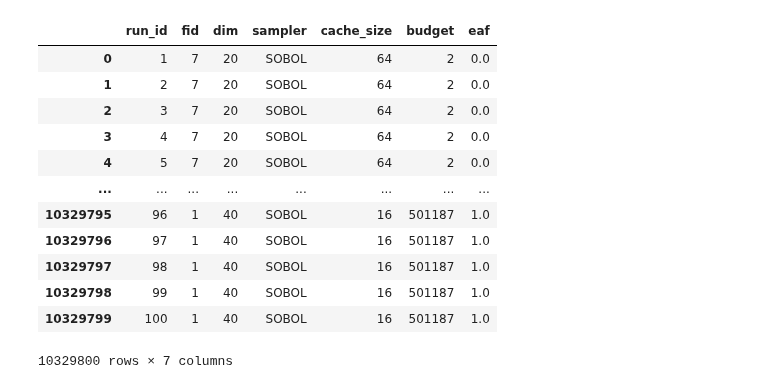
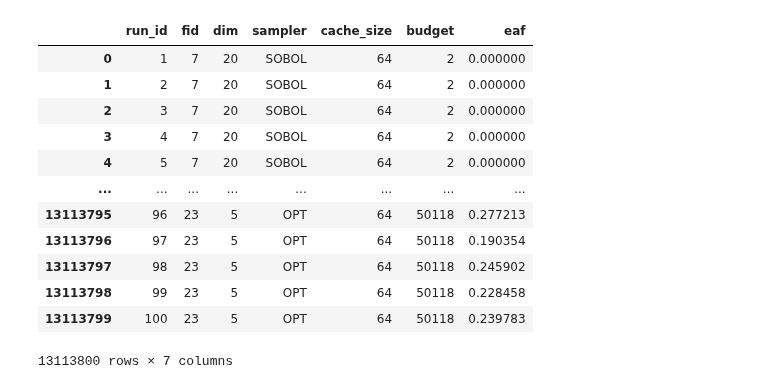
Before and after one commit to IOHprofiler/ModularCMAES, a Jupyter notebook: scripts/discrepancy/discrepancy.ipynb, the cells around one changed output. Cells and saved outputs as stored; diff of their text form; code cells hidden in the pictures.

```diff
--- a/scripts/discrepancy/discrepancy.ipynb
+++ b/scripts/discrepancy/discrepancy.ipynb
@@ -51,12 +69,13 @@ discr = view.sort_values("cache_size")[[2, 5, 10, 20, 40]]
 # %%
-f, ax = plt.subplots(figsize=(10, 5))
 
-sns.heatmap(discr, annot=True, fmt=".2f", cmap="nipy_spectral")
+f, ax = plt.subplots(figsize=(6, 7))
 
-ax.set_ylabel("Sampling method")
+sns.heatmap(-colnorm(np.log10(discr)), annot=np.log10(discr), fmt=".2f", cmap="cividis", cbar=False)
+
+ax.set_ylabel("")
 ax.set_xlabel("Dimensionality")
-ax.set_title(r"$\log_{10}\ L^{2}$-discrepancy")
-ax.hlines([3, 6, 9, 12], *ax.get_xlim(), color="white", linewidth=2)
+# ax.set_title(r"$\log_{10}\ L^{2}$-discrepancy")
+ax.hlines([4, 8, 12, 16], *ax.get_xlim(), color="white", linewidth=2)
 plt.tight_layout()
-plt.savefig("../data/figures/discrepancy.pdf")
+plt.savefig(f"{data_folder}/figures/log10_l2_discrepancy.pdf")
 # %% [output]
@@ -63,0 +83,10 @@ plt.savefig("../data/figures/discrepancy.pdf")
+# %%
+view = pd.read_sql(
+    r'''
+    SELECT run_id, fid, dim, sampler, cache_size, budget, eaf,
+        CAST(SUBSTRING(SUBSTRING(version, INSTR(version, 'lambda')), 7, 2) AS INT) AS lamb
+    FROM eaf
+    WHERE orthogonal = false AND mirrored = false AND version LIKE '%lambda%'
+    ''', sqlite3.connect(f"{data_folder}/eaf/eaf.db", timeout=10)
+)
+view
@@ -64,30 +156,26 @@ plt.savefig("../data/figures/discrepancy.pdf")
 # %%
-import sqlite3
-
-con = sqlite3.connect(f"../data/eaf/eaf.db", timeout=20)
-
 view = pd.read_sql(
-    '''
+    r'''
     SELECT run_id, fid, dim, sampler, cache_size, budget, eaf
     FROM eaf
-    WHERE orthogonal = false AND mirrored = false
-    ''', con)
+    WHERE orthogonal = false AND mirrored = false and version NOT LIKE '%lambda%'
+    ''', sqlite3.connect(f"{data_folder}/eaf/eaf.db", timeout=10))
 
 view
 # %% [output]
 |  | run_id | fid | dim | sampler | cache_size | budget | eaf |
-| 0 | 1 | 7 | 20 | SOBOL | 64 | 2 | 0.0 |
-| 1 | 2 | 7 | 20 | SOBOL | 64 | 2 | 0.0 |
-| 2 | 3 | 7 | 20 | SOBOL | 64 | 2 | 0.0 |
-| 3 | 4 | 7 | 20 | SOBOL | 64 | 2 | 0.0 |
-| 4 | 5 | 7 | 20 | SOBOL | 64 | 2 | 0.0 |
+| 0 | 1 | 7 | 20 | SOBOL | 64 | 2 | 0.000000 |
+| 1 | 2 | 7 | 20 | SOBOL | 64 | 2 | 0.000000 |
+| 2 | 3 | 7 | 20 | SOBOL | 64 | 2 | 0.000000 |
+| 3 | 4 | 7 | 20 | SOBOL | 64 | 2 | 0.000000 |
+| 4 | 5 | 7 | 20 | SOBOL | 64 | 2 | 0.000000 |
 | ... | ... | ... | ... | ... | ... | ... | ... |
-| 10329795 | 96 | 1 | 40 | SOBOL | 16 | 501187 | 1.0 |
-| 10329796 | 97 | 1 | 40 | SOBOL | 16 | 501187 | 1.0 |
-| 10329797 | 98 | 1 | 40 | SOBOL | 16 | 501187 | 1.0 |
-| 10329798 | 99 | 1 | 40 | SOBOL | 16 | 501187 | 1.0 |
-| 10329799 | 100 | 1 | 40 | SOBOL | 16 | 501187 | 1.0 |
+| 13113795 | 96 | 23 | 5 | OPT | 64 | 50118 | 0.277213 |
+| 13113796 | 97 | 23 | 5 | OPT | 64 | 50118 | 0.190354 |
+| 13113797 | 98 | 23 | 5 | OPT | 64 | 50118 | 0.245902 |
+| 13113798 | 99 | 23 | 5 | OPT | 64 | 50118 | 0.228458 |
+| 13113799 | 100 | 23 | 5 | OPT | 64 | 50118 | 0.239783 |
-10329800 rows × 7 columns
+13113800 rows × 7 columns
 # %%
 def get_auc(pdata, dim):
     mdata = pdata.groupby("budget")['eaf'].mean()
```
Also changed, not shown: parts of 13 cells of this notebook, 13 other files.
